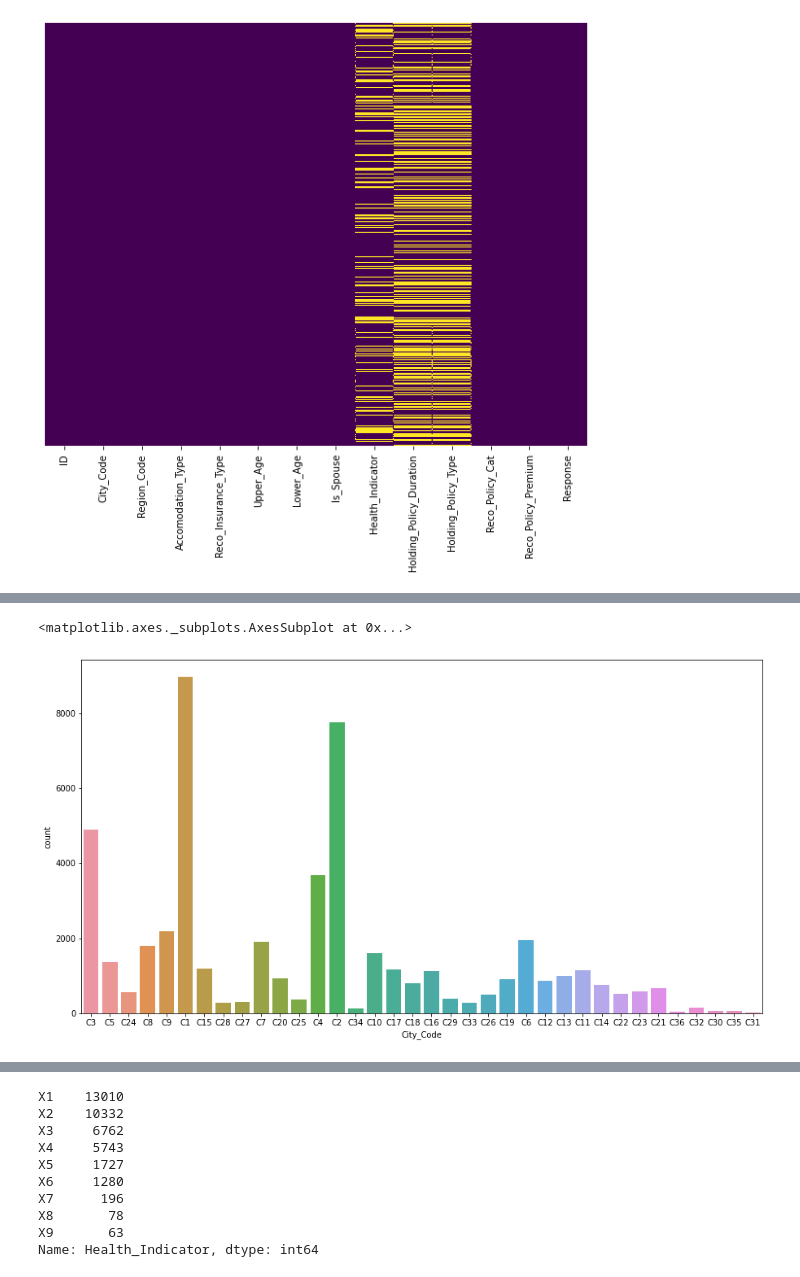
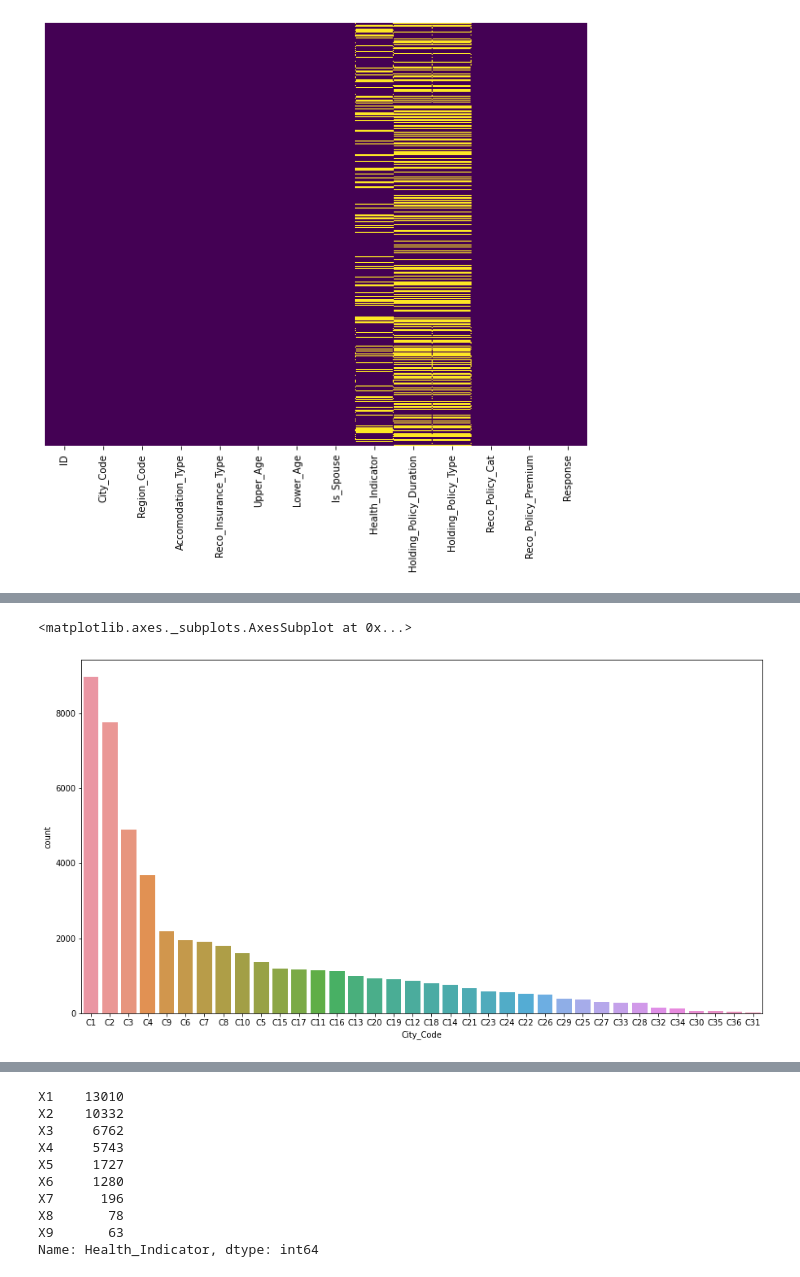
Before and after one commit to blaze-fire/Job-A-Thon, a Jupyter notebook: jobathon.ipynb, the cells around one changed output, grey strips where cells are left out. Drawn from its saved outputs; the diff is of its cells as text; code cells hidden in the pictures.

```diff
--- a/jobathon.ipynb
+++ b/jobathon.ipynb
@@ -61,7 +61,7 @@ C31      15
 Name: City_Code, dtype: int64
 # %%
 plt.figure(figsize=(15,8))
-sns.countplot(df['City_Code'])
+sns.countplot(df['City_Code'], order= df['City_Code'].value_counts().index)
 # %% [output]
 <matplotlib.axes._subplots.AxesSubplot at 0x...>
-[figure, old version]
+[figure, new version]
```
Also changed, not shown: parts of 10 cells of this notebook.
